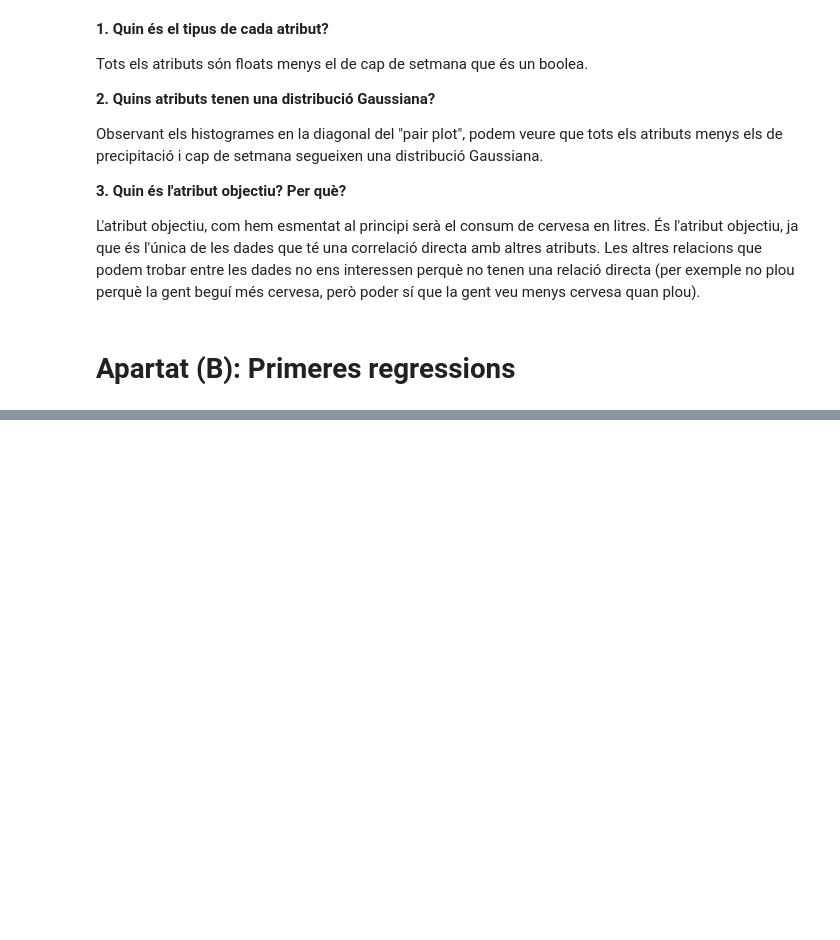
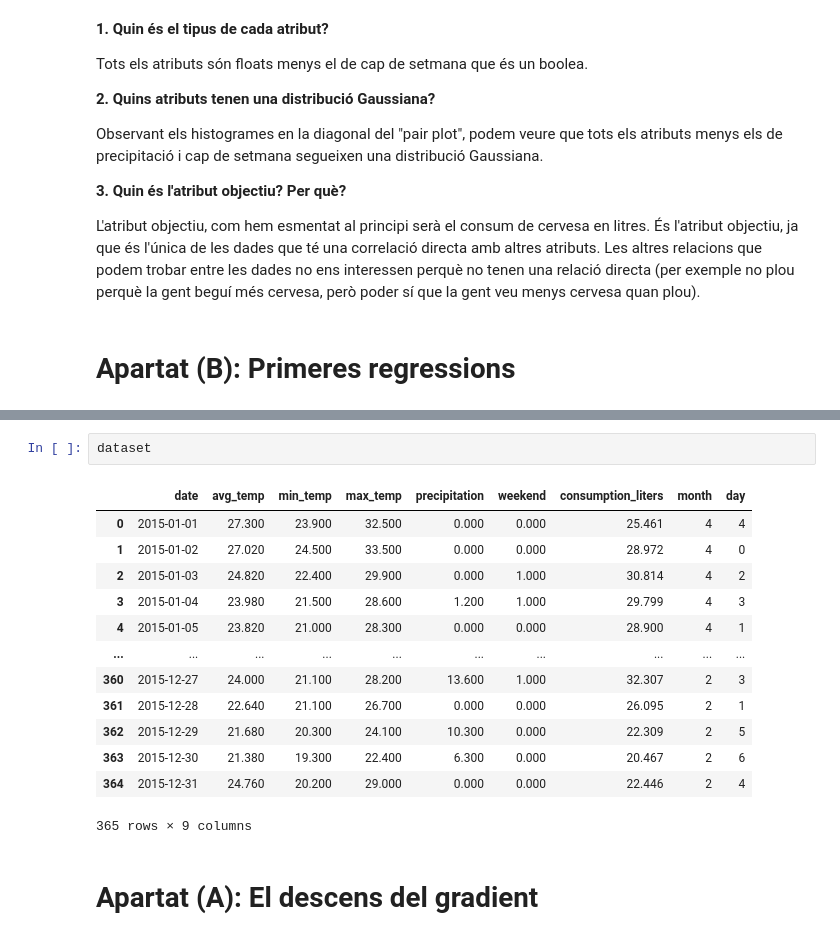
Before and after one commit to josepmdc/ApC-PLAB1, a Jupyter notebook: PLAB1.ipynb, the cells around one changed output, grey strips where cells are left out. Cells and saved outputs as stored; diff of their text form; blank space fills up the shorter version.

```diff
--- a/PLAB1.ipynb
+++ b/PLAB1.ipynb
@@ -180,0 +267,18 @@ def regression(x, y):
+# %%
+dataset
+# %% [output]
+|  | date | avg_temp | min_temp | max_temp | precipitation | weekend | consumption_liters | month | day |
+| 0 | 2015-01-01 | 27.300 | 23.900 | 32.500 | 0.000 | 0.000 | 25.461 | 4 | 4 |
+| 1 | 2015-01-02 | 27.020 | 24.500 | 33.500 | 0.000 | 0.000 | 28.972 | 4 | 0 |
+| 2 | 2015-01-03 | 24.820 | 22.400 | 29.900 | 0.000 | 1.000 | 30.814 | 4 | 2 |
+| 3 | 2015-01-04 | 23.980 | 21.500 | 28.600 | 1.200 | 1.000 | 29.799 | 4 | 3 |
+| 4 | 2015-01-05 | 23.820 | 21.000 | 28.300 | 0.000 | 0.000 | 28.900 | 4 | 1 |
+| ... | ... | ... | ... | ... | ... | ... | ... | ... | ... |
+| 360 | 2015-12-27 | 24.000 | 21.100 | 28.200 | 13.600 | 1.000 | 32.307 | 2 | 3 |
+| 361 | 2015-12-28 | 22.640 | 21.100 | 26.700 | 0.000 | 0.000 | 26.095 | 2 | 1 |
+| 362 | 2015-12-29 | 21.680 | 20.300 | 24.100 | 10.300 | 0.000 | 22.309 | 2 | 5 |
+| 363 | 2015-12-30 | 21.380 | 19.300 | 22.400 | 6.300 | 0.000 | 20.467 | 2 | 6 |
+| 364 | 2015-12-31 | 24.760 | 20.200 | 29.000 | 0.000 | 0.000 | 22.446 | 2 | 4 |
+365 rows × 9 columns
+# %% [markdown]
+# Apartat (A): El descens del gradient
```
Also changed, not shown: parts of 14 cells of this notebook.
